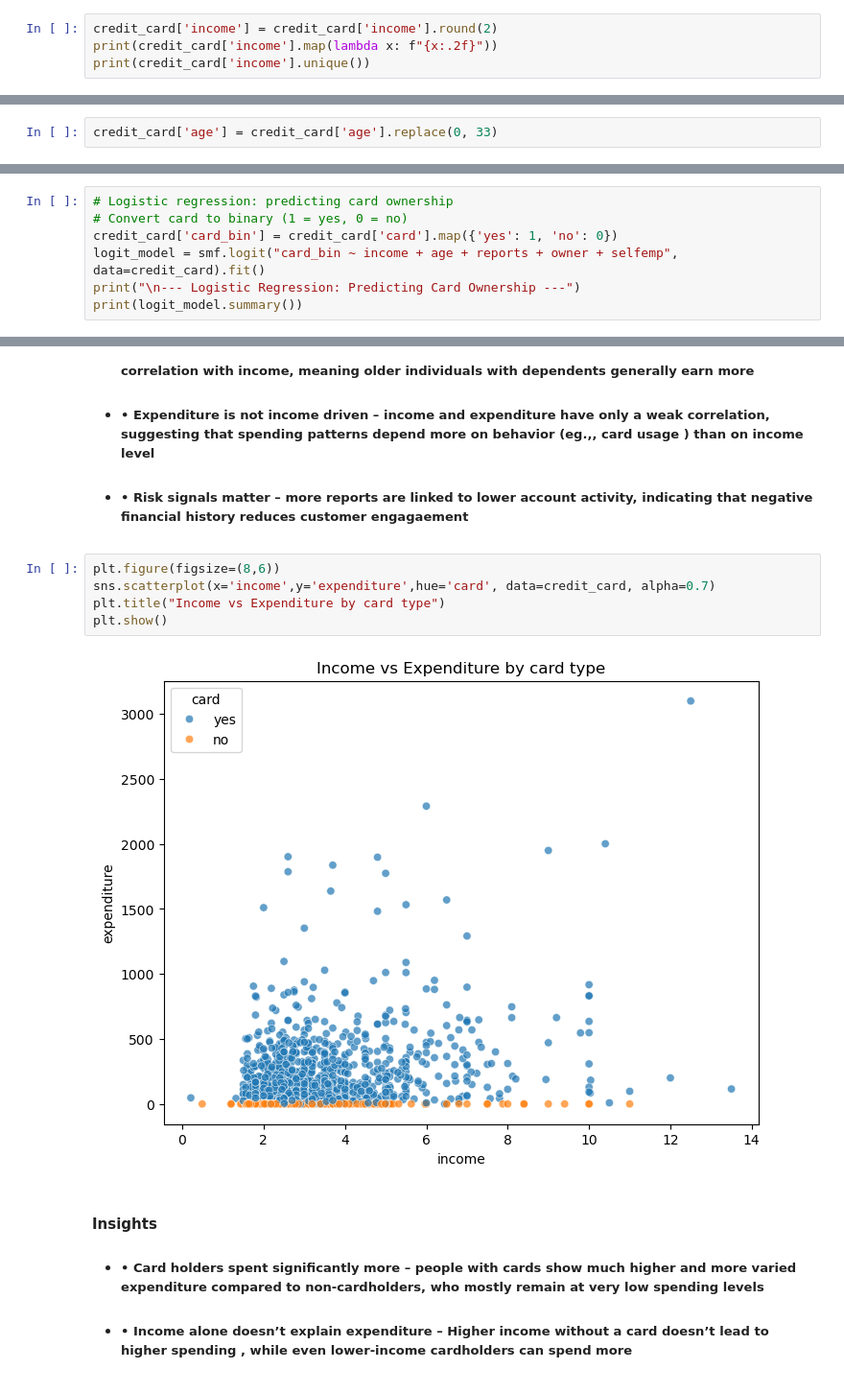
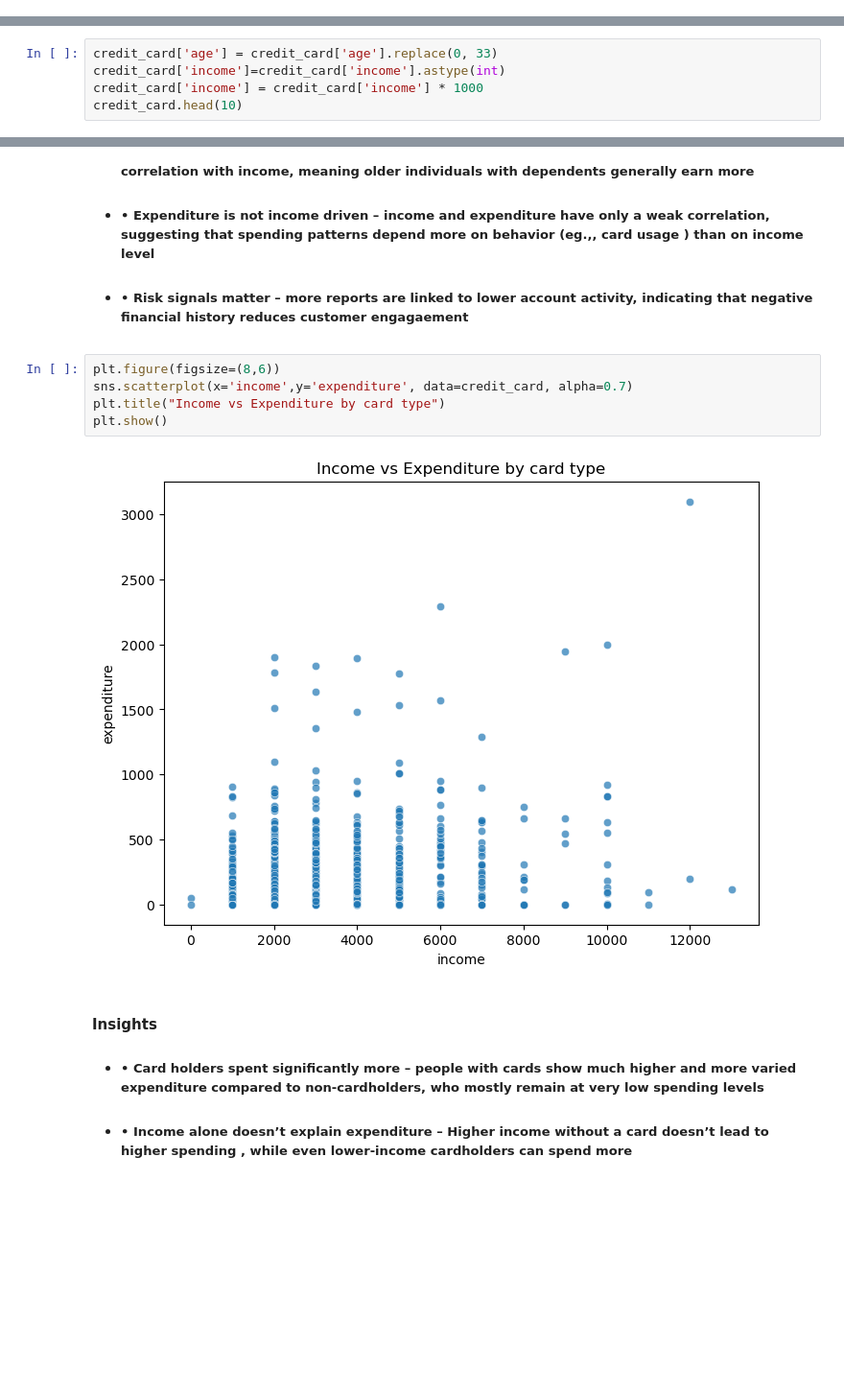
Before and after one commit to ulaganathan718-sketch/python-reinforcement-project-using-credit-card-dataset, a Jupyter notebook: Reinforcement project python .ipynb, the cells around one changed output, grey strips where cells are left out. Shown at 96% size. Cells and saved outputs as stored; diff of their text form; blank space fills up the shorter version.

```diff
--- a/Reinforcement project python .ipynb
+++ b/Reinforcement project python .ipynb
@@ -237,4 +210,0 @@ array([ 4.52  ,  2.42  ,  4.5   ,  2.54  ,  9.7867,  2.5   ,  3.96  ,
-# %%
-credit_card['income'] = credit_card['income'].round(2)
-print(credit_card['income'].map(lambda x: f"{x:.2f}"))
-print(credit_card['income'].unique())
@@ -293,3 +245,6 @@ print(credit_card['age'].unique())
  74 55 64 59 58 80 67 69]
 # %%
 credit_card['age'] = credit_card['age'].replace(0, 33)
+credit_card['income']=credit_card['income'].astype(int)
+credit_card['income'] = credit_card['income'] * 1000
+credit_card.head(10)
@@ -611,7 +531,0 @@ Notes:
-# %%
-# Logistic regression: predicting card ownership
-# Convert card to binary (1 = yes, 0 = no)
-credit_card['card_bin'] = credit_card['card'].map({'yes': 1, 'no': 0})
-logit_model = smf.logit("card_bin ~ income + age + reports + owner + selfemp", data=credit_card).fit()
-print("\n--- Logistic Regression: Predicting Card Ownership ---")
-print(logit_model.summary())
@@ -742,11 +629,11 @@ plt.show()
 - ##### •	Risk signals matter – more reports are linked to lower account activity, indicating that negative financial history reduces customer engagaement
 # %%
 plt.figure(figsize=(8,6))
-sns.scatterplot(x='income',y='expenditure',hue='card', data=credit_card, alpha=0.7)
+sns.scatterplot(x='income',y='expenditure', data=credit_card, alpha=0.7)
 plt.title("Income vs Expenditure by card type")
 plt.show()
 # %% [output]
-[figure, old version]
+[figure, new version]
 # %% [markdown]
 #### Insights
 - ##### •	Card holders spent significantly more – people with cards show much higher and more varied expenditure compared to non-cardholders, who mostly remain at very low spending levels
```
Also changed, not shown: parts of 36 cells of this notebook.
